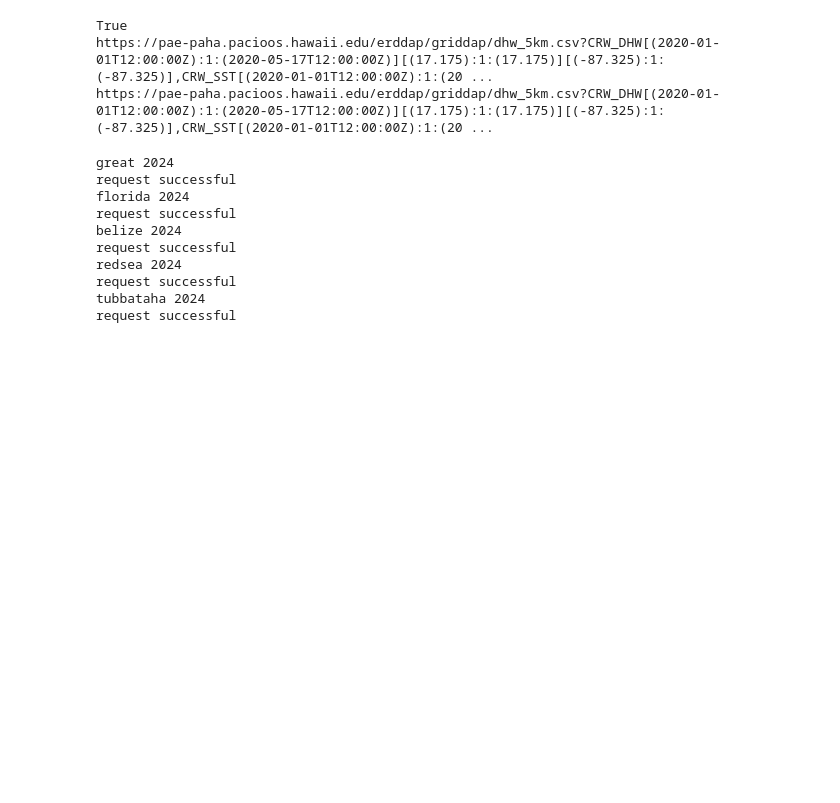
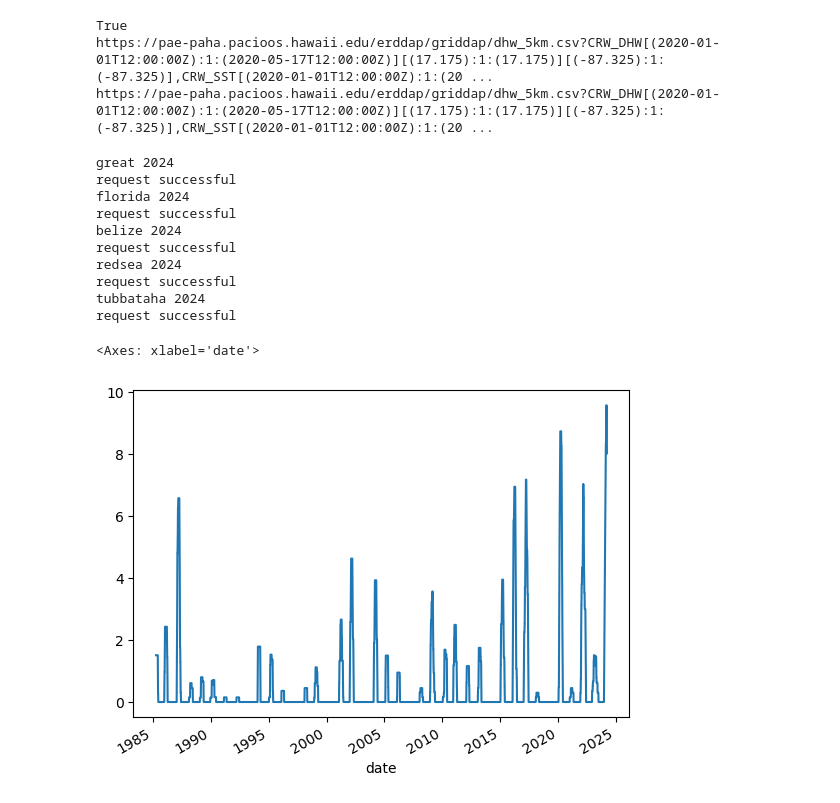
Before and after one commit to infiniteperplexity/coral-bleaching-led-project, a Jupyter notebook: download/dhw_sst_download.ipynb, the cells around one changed output. Saved outputs shown, nothing was run; the diff lists cells and outputs as text; code cells hidden in the pictures; blank space fills up the shorter version.

```diff
--- a/download/dhw_sst_download.ipynb
+++ b/download/dhw_sst_download.ipynb
@@ -112,3 +113,13 @@ for reef in reefs:
         next_df = pd.read_csv(f"{reef}_{year}.csv")
         all_df = next_df if all_df is None else pd.concat([all_df, next_df])
     all_df.to_csv(fname, index=False)
+# %%
+# let's look at a line plot of the great barrier reef
+import matplotlib.pyplot as plt
+df = pd.read_csv('great_all.csv')
+df['date'] = pd.to_datetime(df[['year', 'month', 'day']])
+df.set_index('date', inplace=True)
+df['dhw'].plot()
+# %% [output]
+<Axes: xlabel='date'>
+[figure, added]
```
Also changed, not shown: parts of 2 cells of this notebook, 1 other file.
